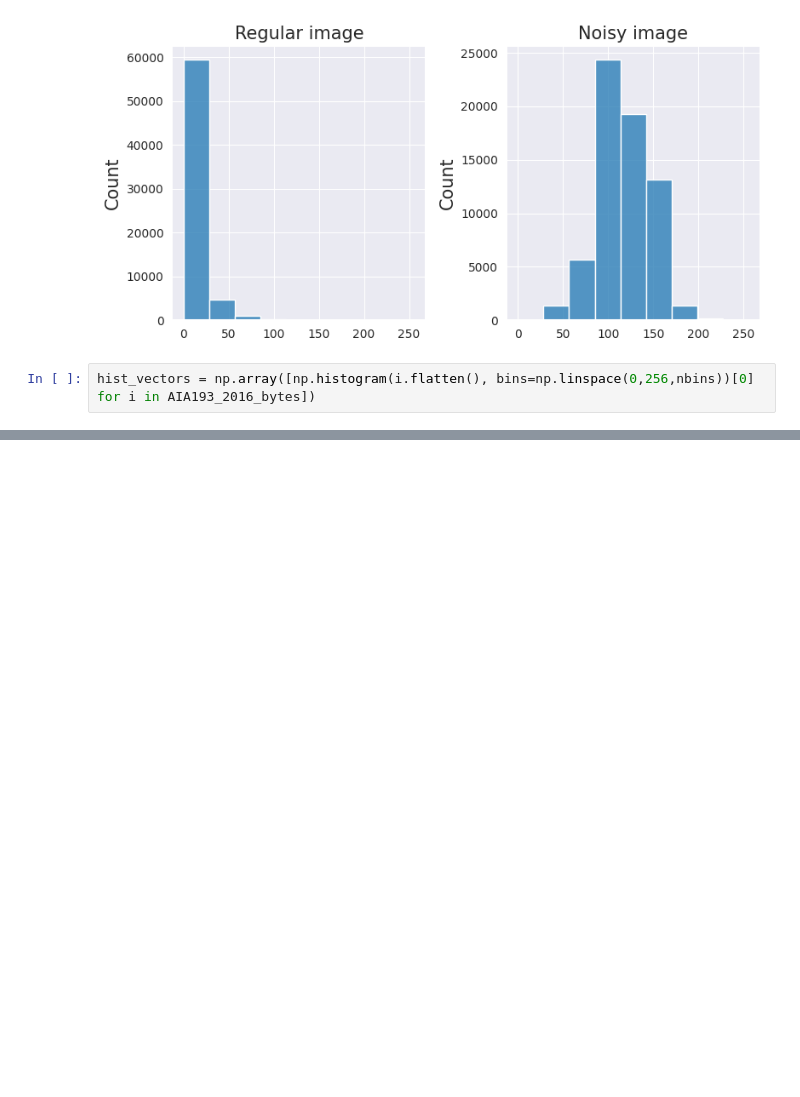
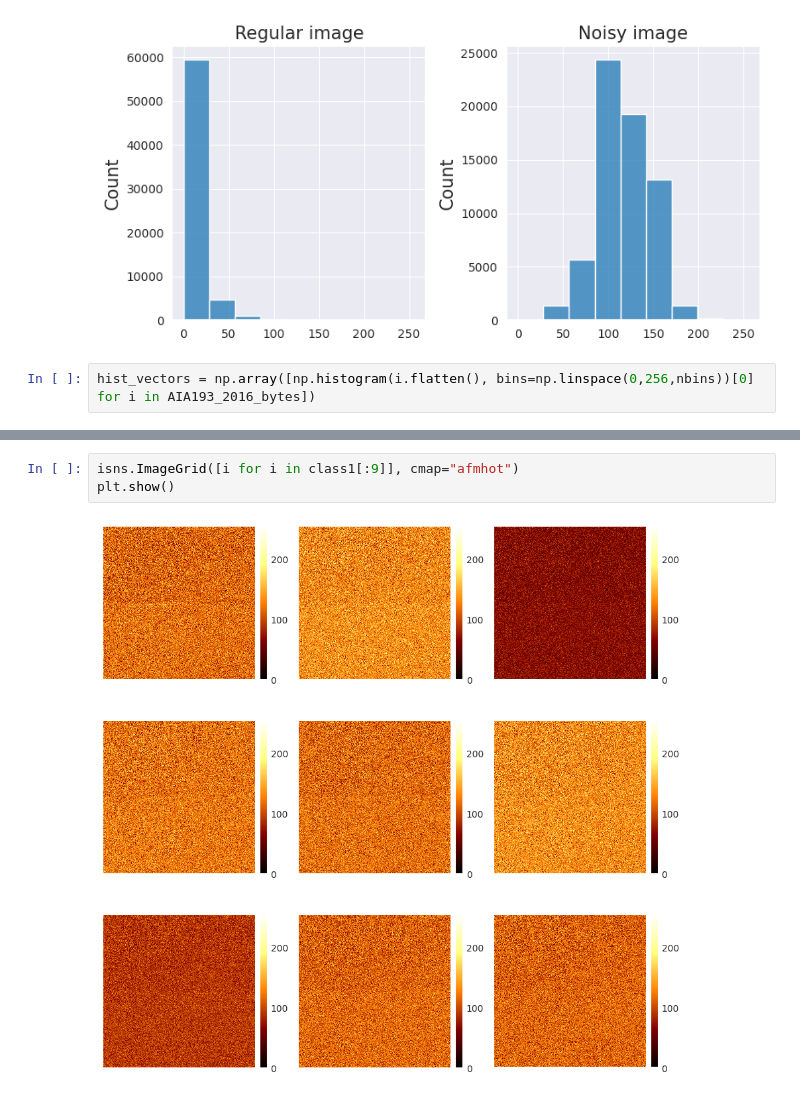
Before and after one commit to eugenioLR/TFM_sun_Autoencoders, a Jupyter notebook: data_analysis.ipynb, the cells around one changed output, grey strips where cells are left out. Cells and saved outputs as stored; diff of their text form; blank space fills up the shorter version.

```diff
--- a/data_analysis.ipynb
+++ b/data_analysis.ipynb
@@ -143,0 +134,5 @@ isns.imshow(class1[6])
+# %%
+isns.ImageGrid([i for i in class1[:9]], cmap="afmhot")
+plt.show()
+# %% [output]
+[figure, added]
```
Also changed, not shown: parts of 5 cells of this notebook.
